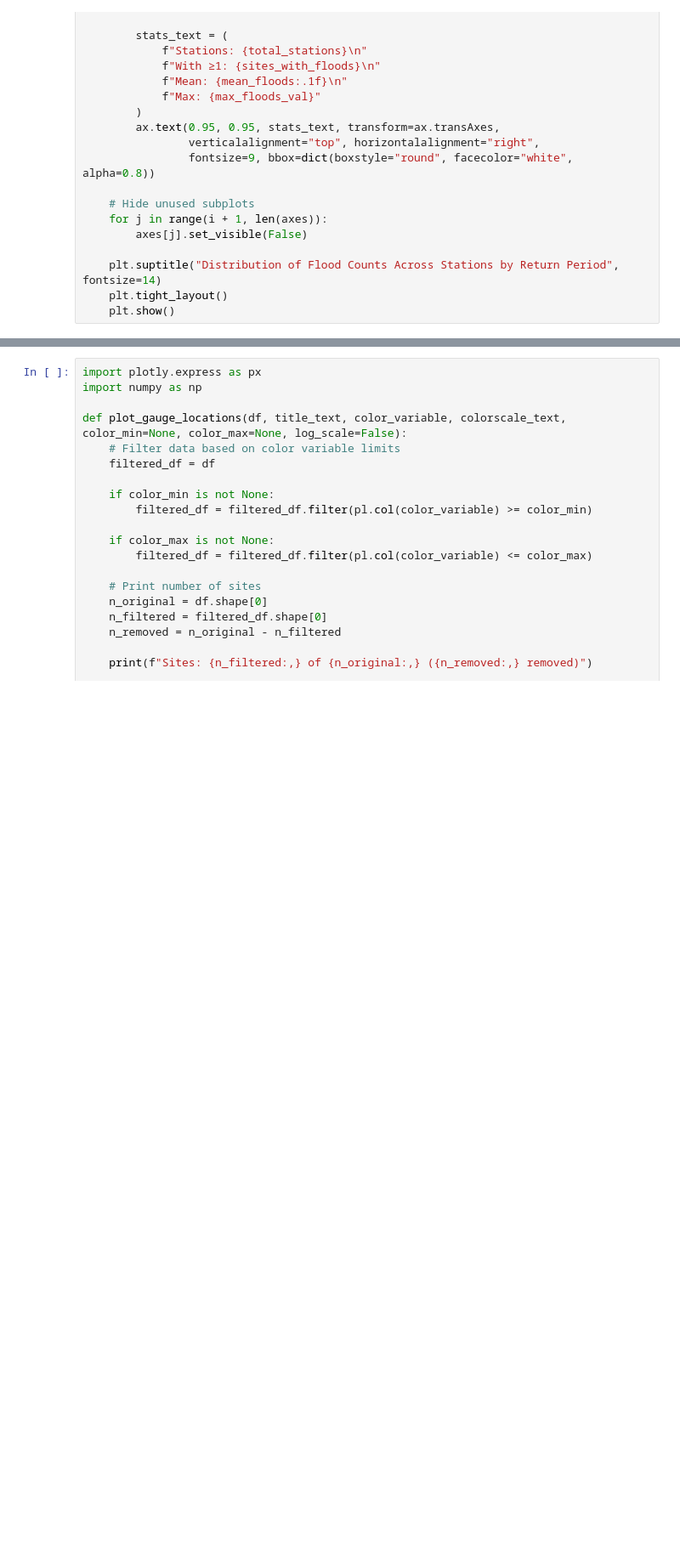
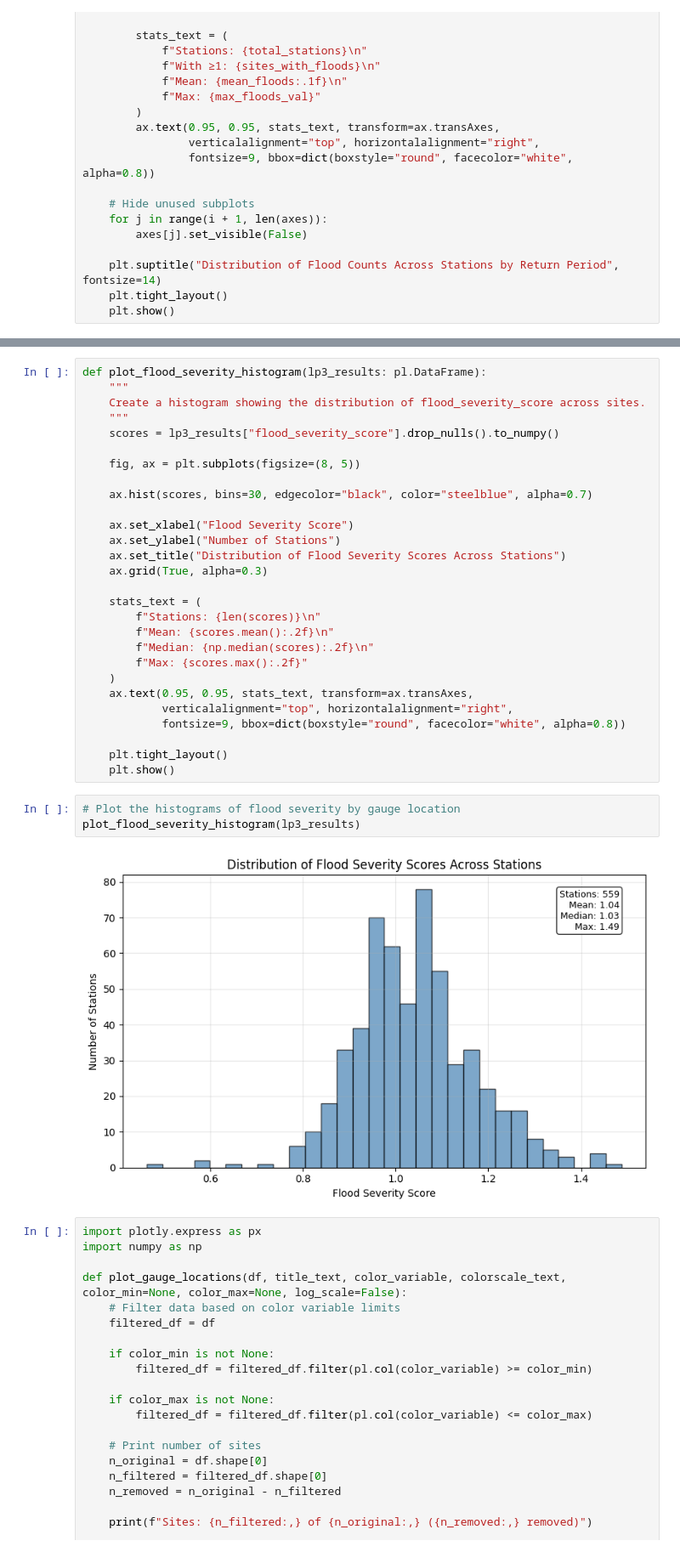
Before and after one commit to connorjsmith28/Flood-Forecasting, a Jupyter notebook: notebooks/data_exploration/Log_Pearson3_Flooding.ipynb, the cells around one changed output, grey strips where cells are left out. Shown at 85% size. Cells and saved outputs as stored; diff of their text form; blank space fills up the shorter version.

```diff
--- a/data_exploration/Log_Pearson3_Flooding.ipynb
+++ b/notebooks/data_exploration/Log_Pearson3_Flooding.ipynb
@@ -849,6 +831,39 @@ def plot_flood_count_histograms(lp3_results: pl.DataFrame):
 plot_flood_count_histograms(lp3_results)
 # %% [output]
 [figure]
+# %%
+def plot_flood_severity_histogram(lp3_results: pl.DataFrame):
+    """
+    Create a histogram showing the distribution of flood_severity_score across sites.
+    """
+    scores = lp3_results["flood_severity_score"].drop_nulls().to_numpy()
+
+    fig, ax = plt.subplots(figsize=(8, 5))
+
+    ax.hist(scores, bins=30, edgecolor="black", color="steelblue", alpha=0.7)
+
+    ax.set_xlabel("Flood Severity Score")
+    ax.set_ylabel("Number of Stations")
+    ax.set_title("Distribution of Flood Severity Scores Across Stations")
+    ax.grid(True, alpha=0.3)
+
+    stats_text = (
+        f"Stations: {len(scores)}\n"
+        f"Mean: {scores.mean():.2f}\n"
+        f"Median: {np.median(scores):.2f}\n"
+        f"Max: {scores.max():.2f}"
+    )
+    ax.text(0.95, 0.95, stats_text, transform=ax.transAxes,
+            verticalalignment="top", horizontalalignment="right",
+            fontsize=9, bbox=dict(boxstyle="round", facecolor="white", alpha=0.8))
+
+    plt.tight_layout()
+    plt.show()
+# %%
+# Plot the histograms of flood severity by gauge location
+plot_flood_severity_histogram(lp3_results)
+# %% [output]
+[figure, added]
 # %%
 import plotly.express as px
 import numpy as np
```
Also changed, not shown: parts of 8 cells of this notebook, 2 other files.
